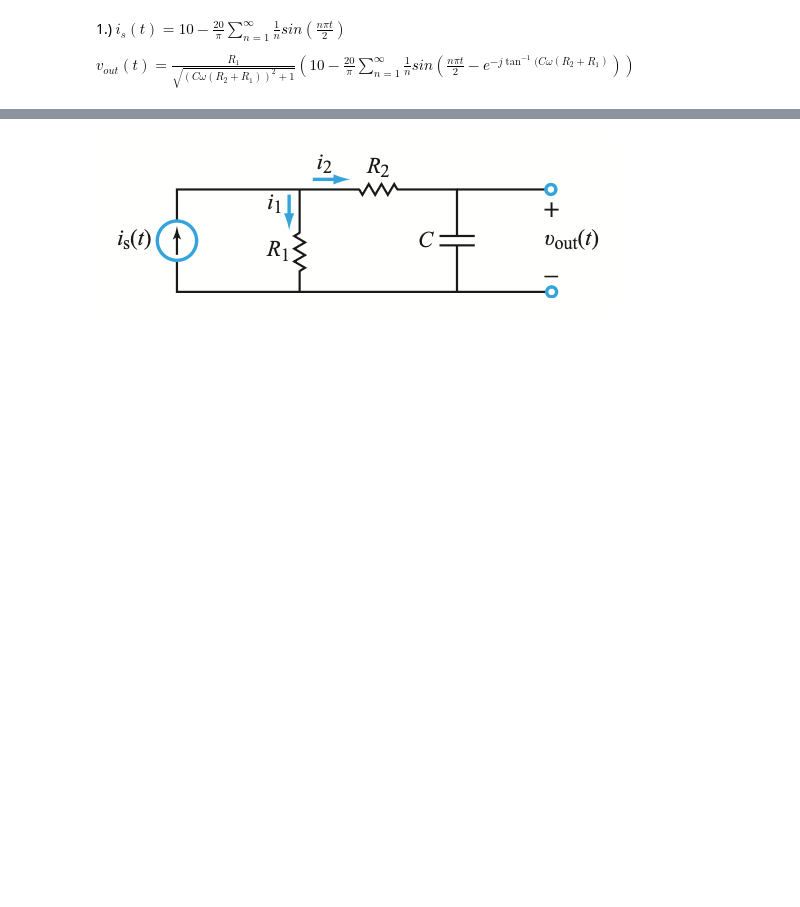
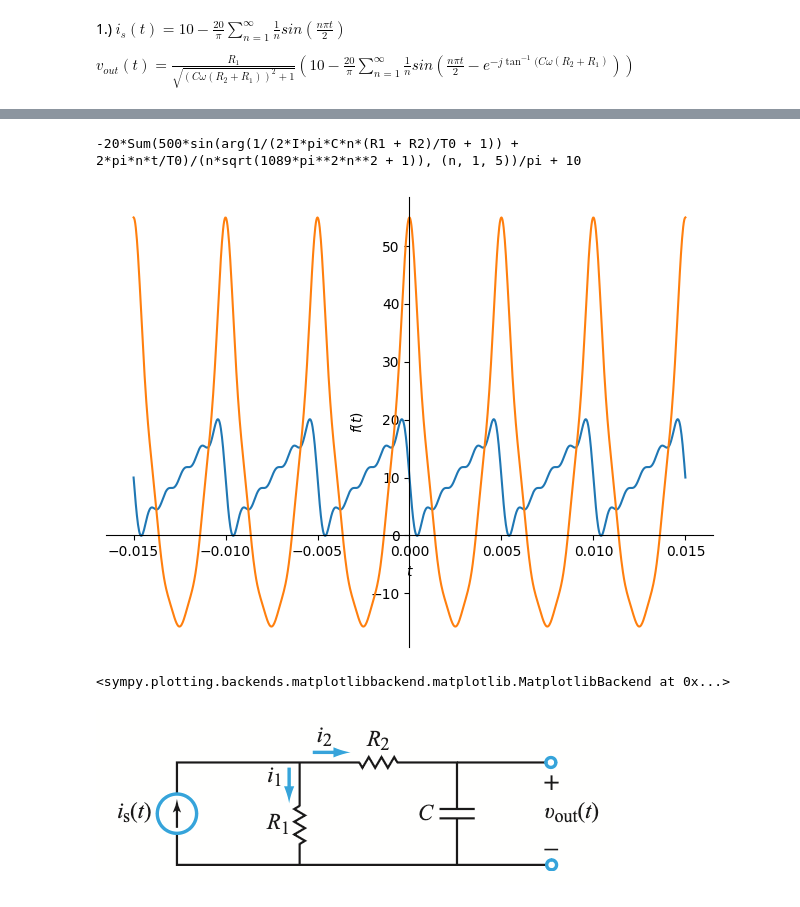
Before and after one commit to vieweghn/EENG-310-Signals-and-Systems, a Jupyter notebook: EENG_310_HW09.ipynb, the cells around one changed output, grey strips where cells are left out. Saved outputs shown, nothing was run; the diff lists cells and outputs as text; code cells hidden in the pictures; blank space fills up the shorter version.

```diff
--- a/EENG_310_HW09.ipynb
+++ b/EENG_310_HW09.ipynb
@@ -77,3 +66,14 @@ B. The current source $i_s(t)$ in the circuit below generates a sawtooth wave (s
+# %%
+Vout = (10 - (20 / sp.pi) * sp.Sum(Hmag(n * omega0) * (1 / n) * sp.sin(n * omega0 * t + Hphase(n * omega0)), (n, 1, 5)))
+Vout.subs(subsVals)
+print(Vout)
+# %% [output]
+-20*Sum(500*sin(arg(1/(2*I*pi*C*n*(R1 + R2)/T0 + 1)) + 2*pi*n*t/T0)/(n*sqrt(1089*pi**2*n**2 + 1)), (n, 1, 5))/pi + 10
+# %%
+sp.plot(i_s.subs(subsVals),Vout.subs(subsVals),(t,-.015,.015))
+# %% [output]
+[figure, added]
+<sympy.plotting.backends.matplotlibbackend.matplotlib.MatplotlibBackend at 0x...>
 # %% [markdown]
 ![image.png](embedded-picture-1)
 # %% [markdown]
```
Also changed, not shown: parts of 10 cells of this notebook.
